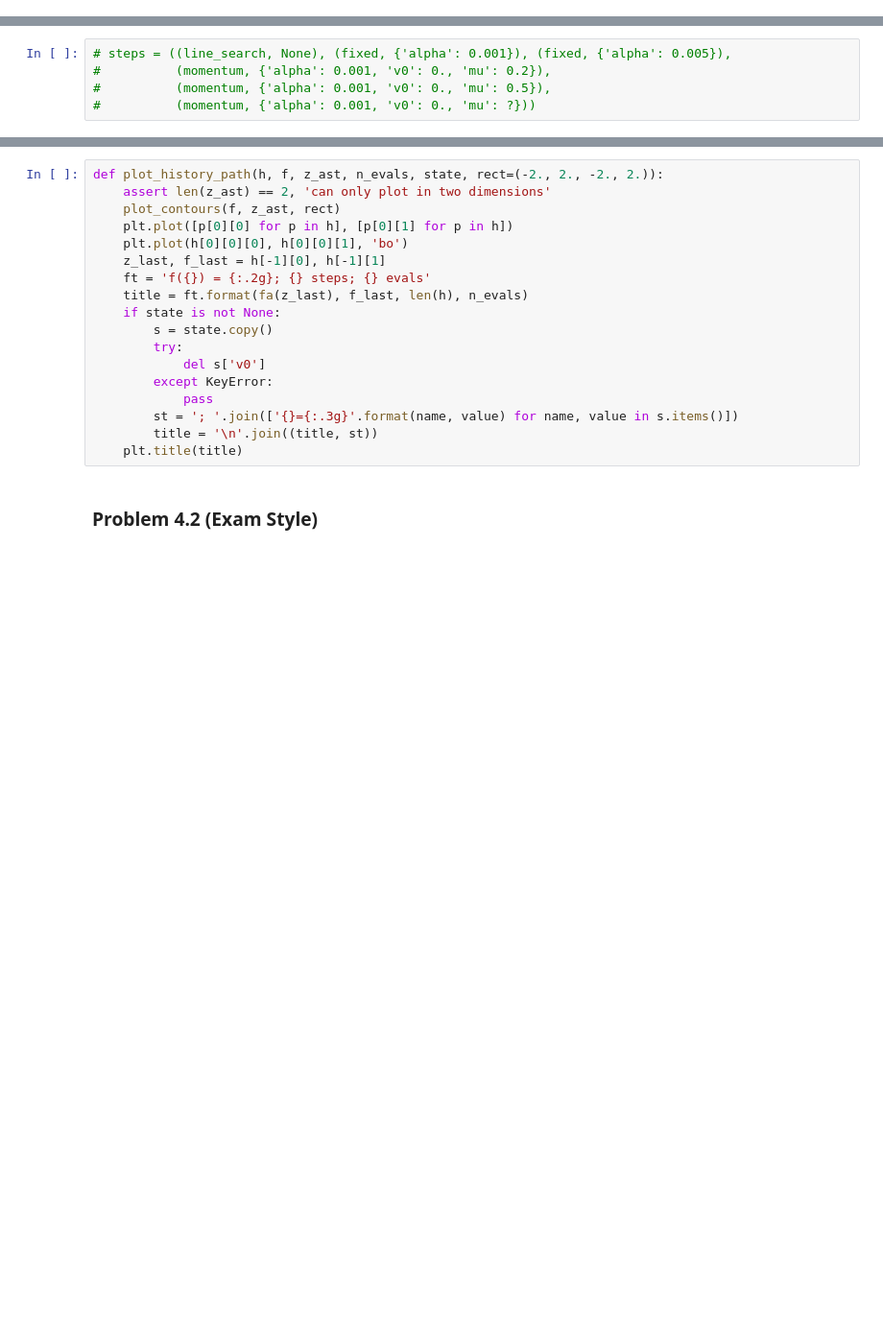
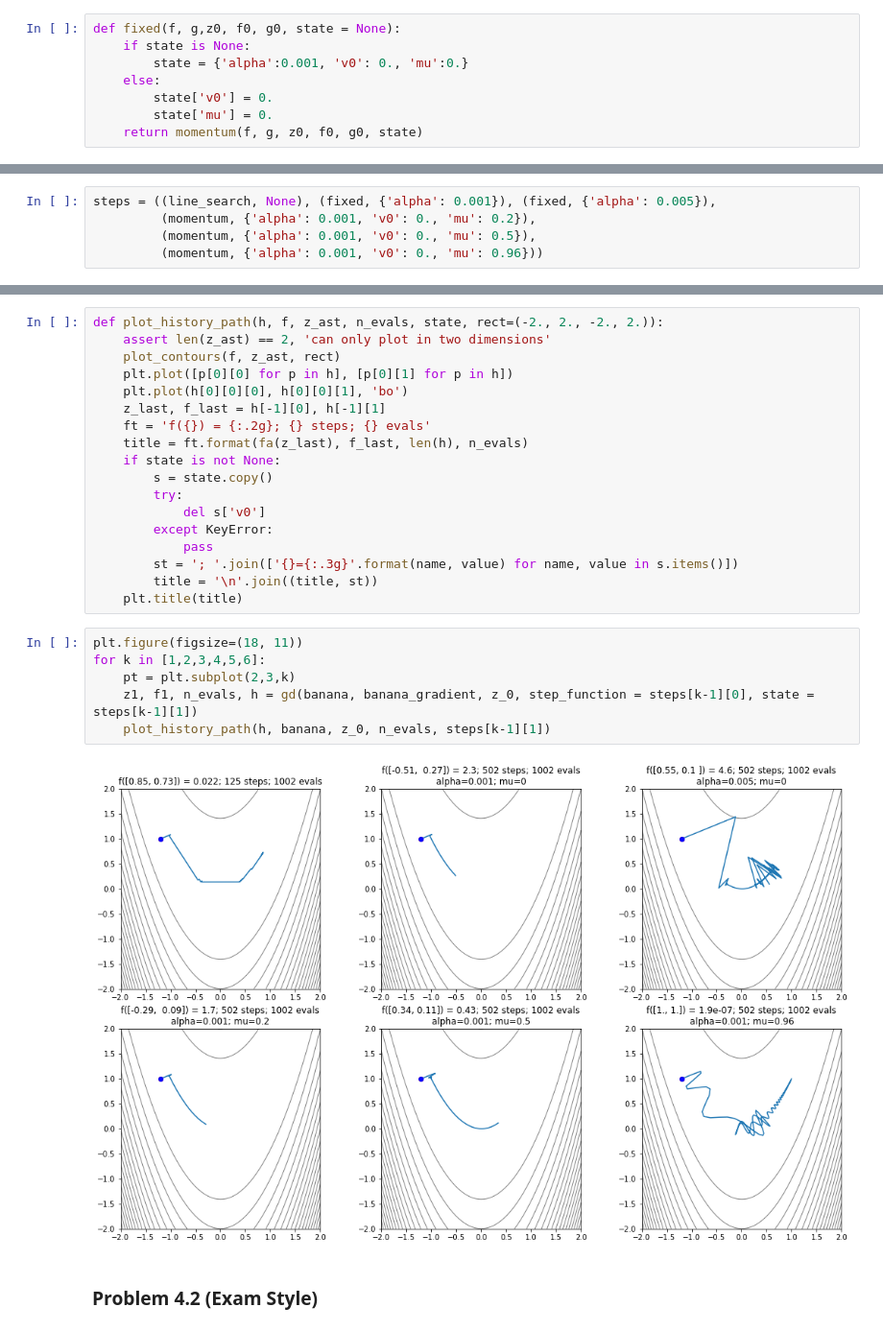
Before and after one commit to ChavezCheong/CompSci-371D, a Jupyter notebook: homework03/homework03/homework03.ipynb, the cells around one changed output, grey strips where cells are left out. Shown: that part at 96% size. Saved outputs shown, nothing was run; the diff lists cells and outputs as text; blank space fills up the shorter version.

```diff
--- a/homework03/homework03/homework03.ipynb
+++ b/homework03/homework03/homework03.ipynb
@@ -140,11 +157,19 @@ def momentum(f, g, z0, f0, g0, state=None):
+# %%
+def fixed(f, g,z0, f0, g0, state = None):
+    if state is None:
+        state = {'alpha':0.001, 'v0': 0., 'mu':0.}
+    else:
+        state['v0'] = 0.
+        state['mu'] = 0.
+    return momentum(f, g, z0, f0, g0, state)
 # %%
 z_0 = np.array((-1.2, 1.))
 z_star = np.array([1., 1.])
 # %%
-# steps = ((line_search, None), (fixed, {'alpha': 0.001}), (fixed, {'alpha': 0.005}),
-#          (momentum, {'alpha': 0.001, 'v0': 0., 'mu': 0.2}),
-#          (momentum, {'alpha': 0.001, 'v0': 0., 'mu': 0.5}),
-#          (momentum, {'alpha': 0.001, 'v0': 0., 'mu': ?}))
+steps = ((line_search, None), (fixed, {'alpha': 0.001}), (fixed, {'alpha': 0.005}),
+         (momentum, {'alpha': 0.001, 'v0': 0., 'mu': 0.2}),
+         (momentum, {'alpha': 0.001, 'v0': 0., 'mu': 0.5}),
+         (momentum, {'alpha': 0.001, 'v0': 0., 'mu': 0.96}))
 # %%
 from numpy import array2string
 
@@ -180,5 +205,13 @@ def plot_history_path(h, f, z_ast, n_evals, state, rect=(-2., 2., -2., 2.)):
         st = '; '.join(['{}={:.3g}'.format(name, value) for name, value in s.items()])
         title = '\n'.join((title, st))
     plt.title(title)
+# %%
+plt.figure(figsize=(18, 11))
+for k in [1,2,3,4,5,6]:
+    pt = plt.subplot(2,3,k)
+    z1, f1, n_evals, h = gd(banana, banana_gradient, z_0, step_function = steps[k-1][0], state = steps[k-1][1])
+    plot_history_path(h, banana, z_0, n_evals, steps[k-1][1])
+# %% [output]
+[figure, added]
 # %% [markdown]
 ### Problem 4.2 (Exam Style)
```
Also changed, not shown: parts of 13 cells of this notebook, 5 other files.
